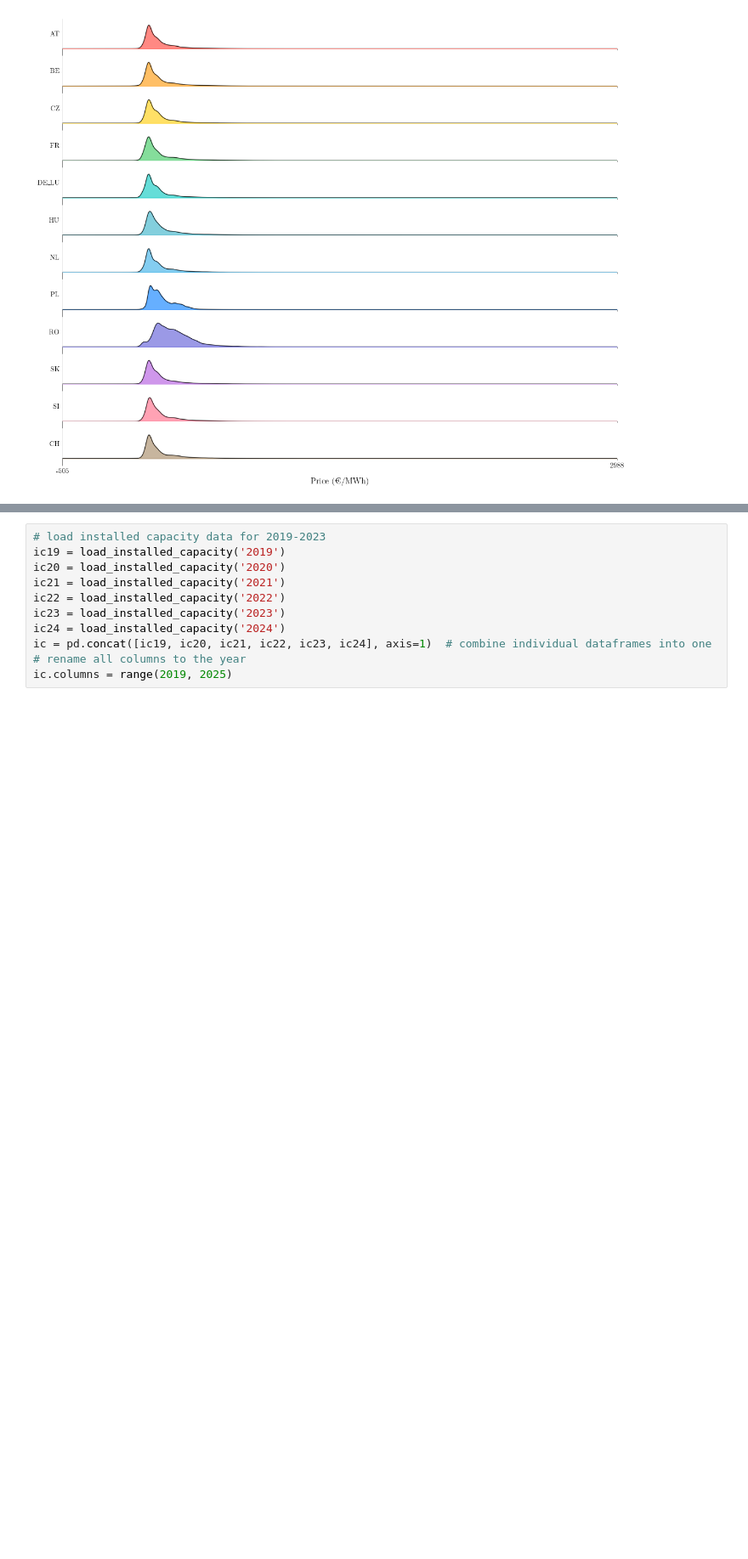
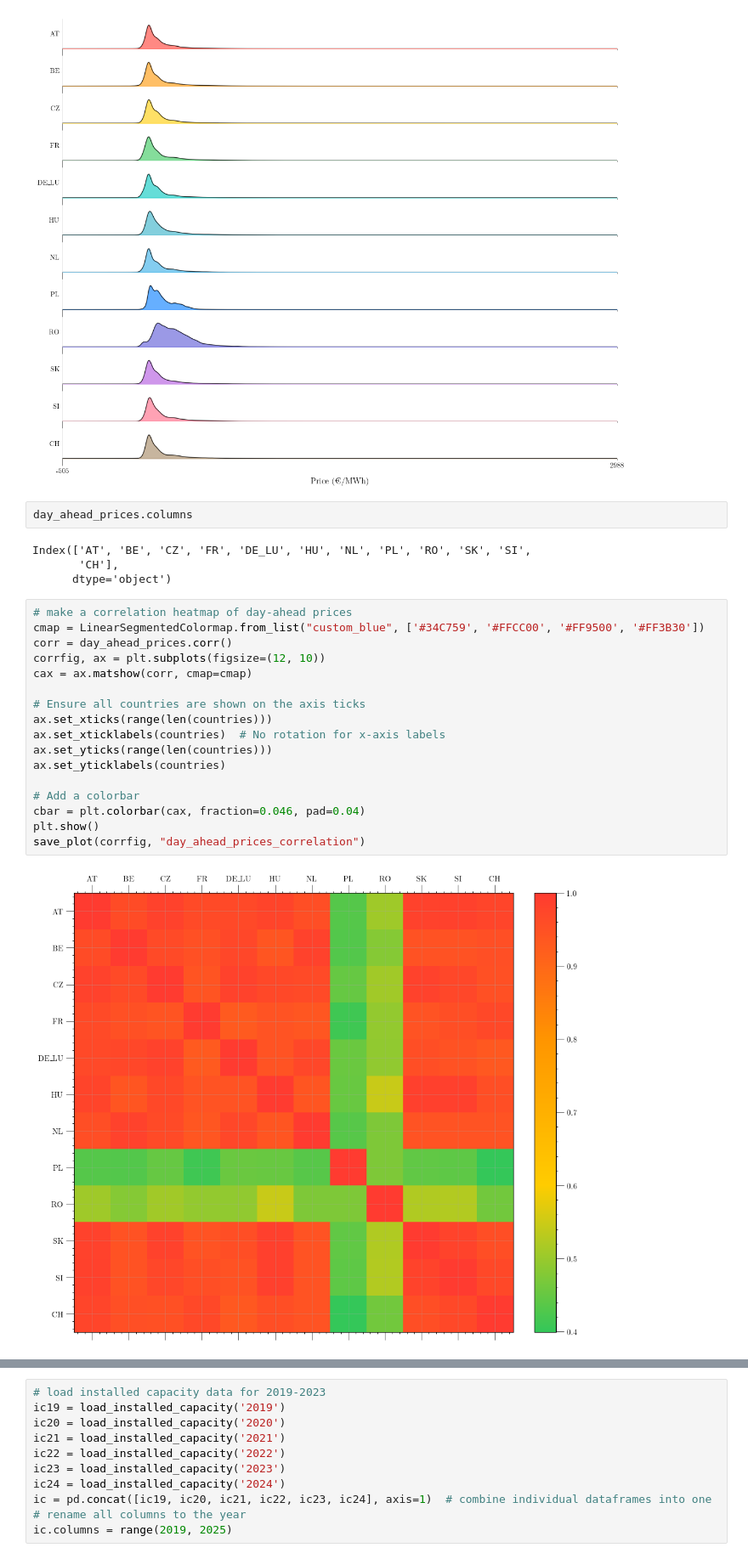
Before and after one commit to tobias-schnabel/mc-forecasting, a Jupyter notebook: plots.ipynb, the cells around one changed output, grey strips where cells are left out. Shown at 85% size. Saved outputs shown, nothing was run; the diff lists cells and outputs as text; blank space fills up the shorter version.

```diff
--- a/plots.ipynb
+++ b/plots.ipynb
@@ -99,6 +100,31 @@ plt.show()
 save_plot(fig, "day_ahead_prices_distribution")
 # %% [output]
 [figure]
+# %%
+day_ahead_prices.columns
+# %% [output]
+Index(['AT', 'BE', 'CZ', 'FR', 'DE_LU', 'HU', 'NL', 'PL', 'RO', 'SK', 'SI',
+       'CH'],
+      dtype='object')
+# %%
+# make a correlation heatmap of day-ahead prices
+cmap = LinearSegmentedColormap.from_list("custom_blue", ['#34C759', '#FFCC00', '#FF9500', '#FF3B30'])
+corr = day_ahead_prices.corr()
+corrfig, ax = plt.subplots(figsize=(12, 10))
+cax = ax.matshow(corr, cmap=cmap)
+
+# Ensure all countries are shown on the axis ticks
+ax.set_xticks(range(len(countries)))
+ax.set_xticklabels(countries)  # No rotation for x-axis labels
+ax.set_yticks(range(len(countries)))
+ax.set_yticklabels(countries)
+
+# Add a colorbar
+cbar = plt.colorbar(cax, fraction=0.046, pad=0.04)
+plt.show()
+save_plot(corrfig, "day_ahead_prices_correlation")
+# %% [output]
+[figure, added]
 # %%
 from matplotlib.lines import Line2D
 
```
Also changed, not shown: parts of 5 cells of this notebook, 6 other files.
